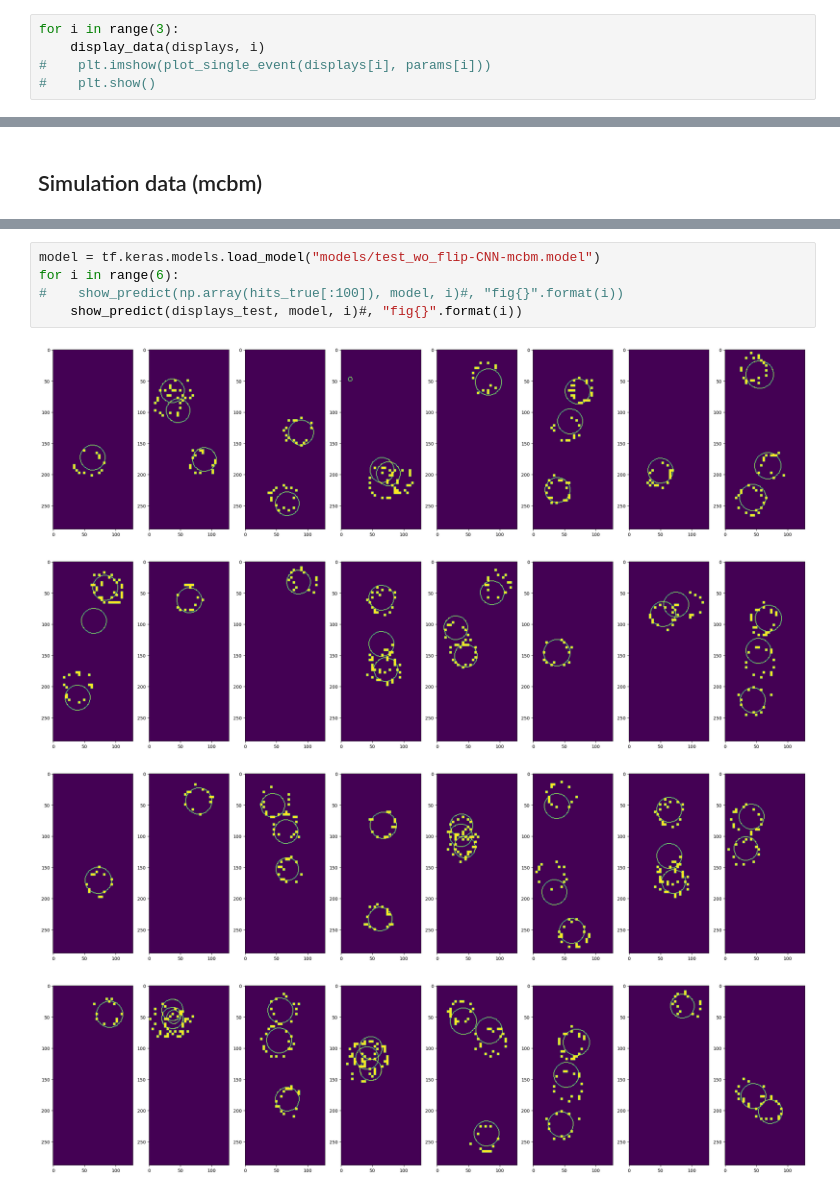
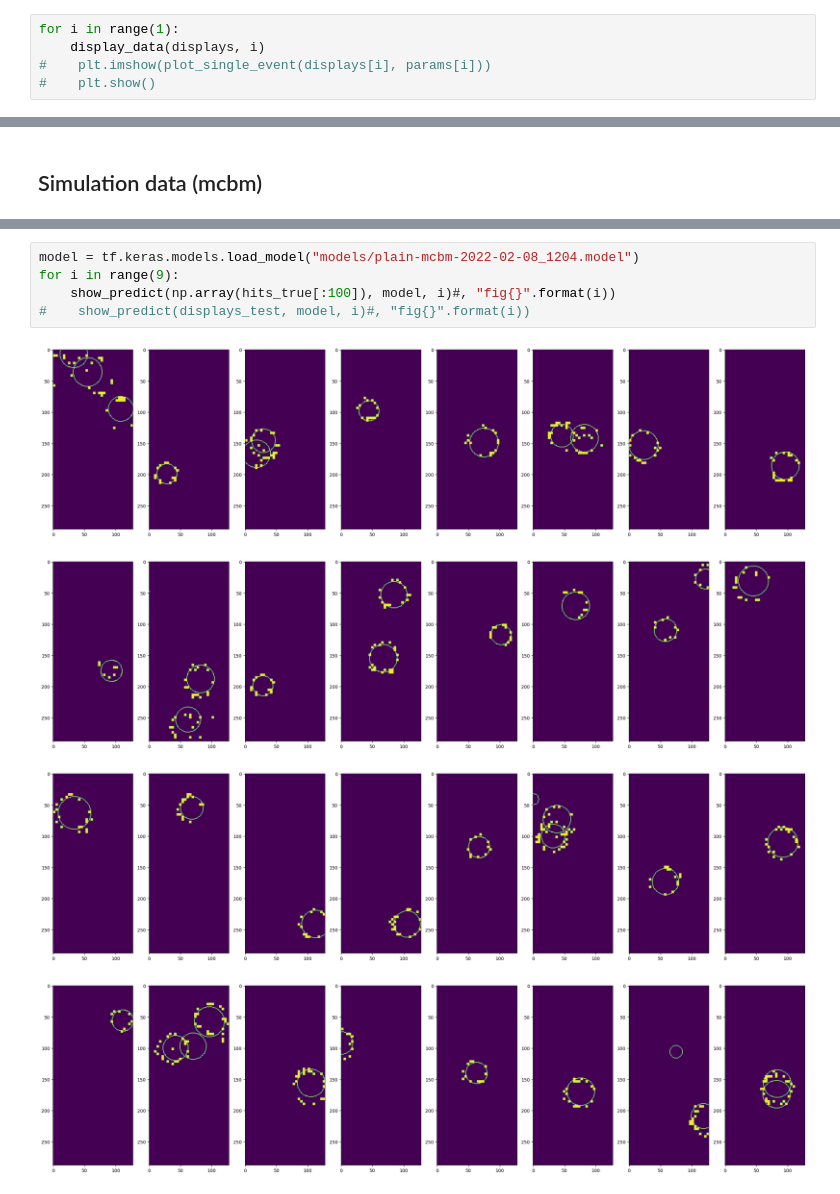
Before and after one commit to borkh/mcbm-ring-reco, a Jupyter notebook: real_sim_data.ipynb, the cells around one changed output, grey strips where cells are left out. Drawn from its saved outputs; the diff is of its cells as text.

Commit message:
Trained some models and visualized their predictions in rea_sim_data.ipynb

```diff
--- a/real_sim_data.ipynb
+++ b/real_sim_data.ipynb
@@ -24,7 +24,7 @@ params_test = np.load(test_dir + "y/y{}.npz".format(k), "r")['arr_0']
 # %% [markdown]
 ## Toymodel with new dimensions (72x32)
 # %%
-for i in range(3):
+for i in range(1):
     display_data(displays, i)
 #    plt.imshow(plot_single_event(displays[i], params[i]))
 #    plt.show()
@@ -70,11 +66,11 @@ load data from  hits_true.txt  -> 20000  events loaded
 [figure]
 # %%
-model = tf.keras.models.load_model("models/test_wo_flip-CNN-mcbm.model")
-for i in range(6):
-#    show_predict(np.array(hits_true[:100]), model, i)#, "fig{}".format(i))
-    show_predict(displays_test, model, i)#, "fig{}".format(i))
+model = tf.keras.models.load_model("models/plain-mcbm-2022-02-08_1204.model")
+for i in range(9):
+    show_predict(np.array(hits_true[:100]), model, i)#, "fig{}".format(i))
+#    show_predict(displays_test, model, i)#, "fig{}".format(i))
 # %% [output]
-[figure, old version]
+[figure, new version]
-[figure, old version]
+[figure, new version]
-[figure, old version]
+[figure, new version]
-[figure, old version]
+[figure, new version]
```
Also changed, not shown: parts of 5 cells of this notebook, 6 other files.
